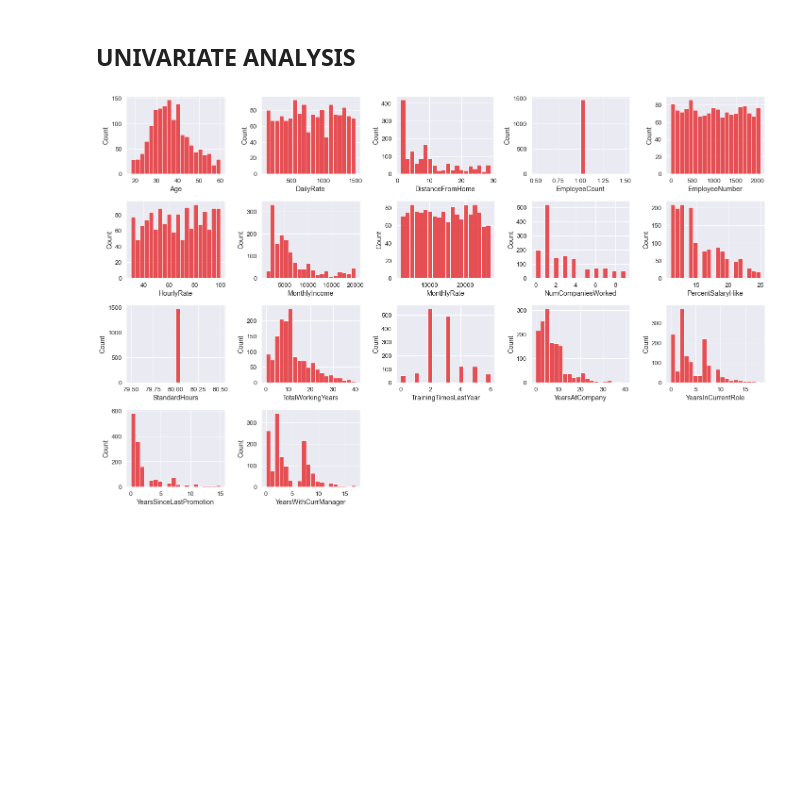
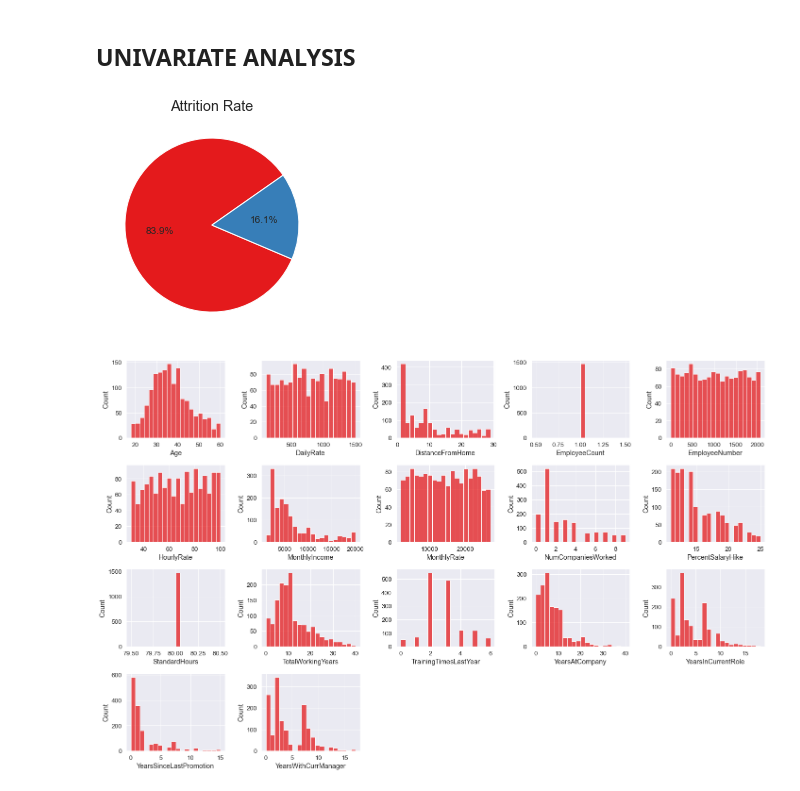
Before and after one commit to arsand07/Employee-Attrition, a Jupyter notebook: Stage 1/stage 1.ipynb, the cells around one changed output. Cells and saved outputs as stored; diff of their text form; code cells hidden in the pictures; blank space fills up the shorter version.

```diff
--- a/Stage 1/stage 1.ipynb
+++ b/Stage 1/stage 1.ipynb
@@ -262,6 +262,13 @@ data
 | 7 | YearsWithCurrManager | 14 | -5.5 | 14.5 | 0.95 |
 # %% [markdown]
 ## __UNIVARIATE ANALYSIS__
+# %%
+#menemukan masalah utama yaitu tingkat attrition
+plt.pie(df['Attrition'].value_counts(), autopct='%1.1f%%',  startangle=35)
+plt.title('Attrition Rate')
+plt.show()
+# %% [output]
+[figure, added]
 # %%
 plt.figure(figsize=(20,15))
 for i,j in enumerate(num):
```
Also changed, not shown: parts of 4 cells of this notebook.
